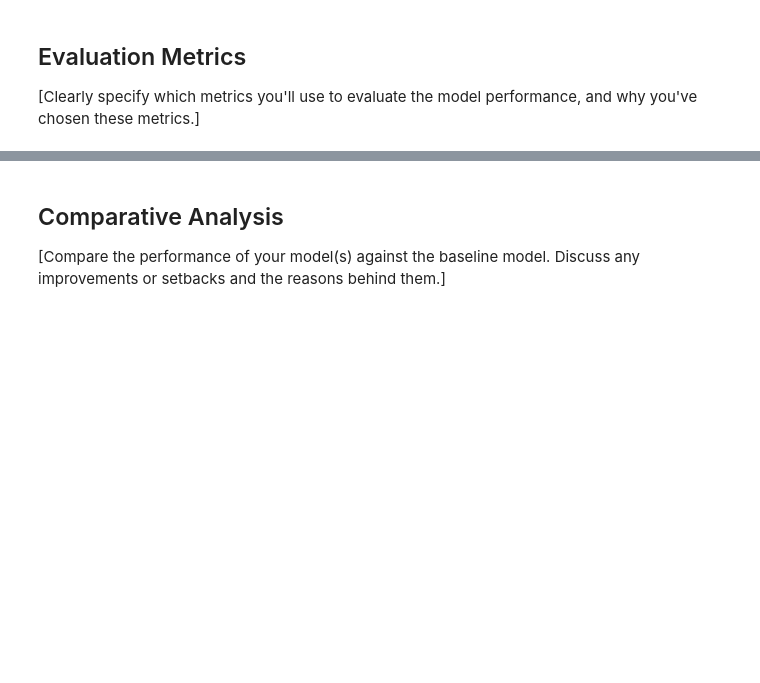
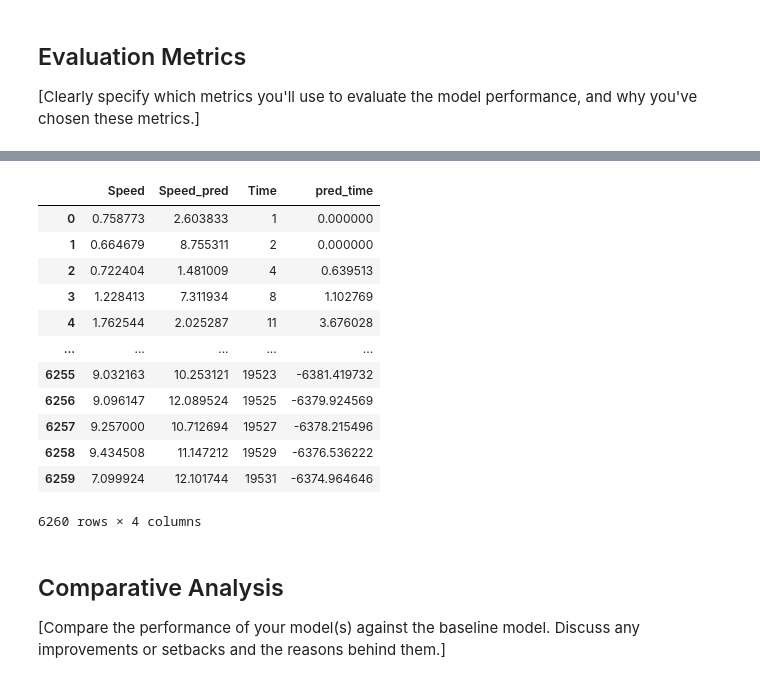
Before and after one commit to maciejlipski/opencampus_travel_time, a Jupyter notebook: 3_Model/model_definition_evaluation_ML.ipynb, the cells around one changed output, grey strips where cells are left out. Saved outputs shown, nothing was run; the diff lists cells and outputs as text; code cells hidden in the pictures; blank space fills up the shorter version.

```diff
--- a/3_Model/model_definition_evaluation_ML.ipynb
+++ b/3_Model/model_definition_evaluation_ML.ipynb
@@ -70,0 +421,18 @@ X_train, X_test, y_train, y_test = train_test_split(X, y, test_size=0.2, random_
+# %%
+# Feature selection
+# Example: Selecting only two features for a simple baseline model
+real_time = df['Time']
+X = df[['Elevation', 'Slope_prev', 'Slope_next',  'Angle', 'Distance', 'Cumulative_Slope']] # Cumulative slope
+y = df['Speed']
+# %%
+# Normalize the new data using the same scaler fitted on the training data
+X_new_scaled = scaler.transform(X)
+
+# Make predictions on the new data
+y_pred = model.predict(X_new_scaled)
+
+# Add the predicted values as a new column 'Speed_pred' in the original DataFrame
+df['Speed_pred'] = y_pred
+
+# Optionally, check the first few rows to verify the new column is added correctly
+print(df.head())
@@ -70,0 +463,13 @@ X_train, X_test, y_train, y_test = train_test_split(X, y, test_size=0.2, random_
+# %%
+# Initialize Time column
+df['pred_time'] = 0.0
+
+# Compute predicted time
+for i in range(2, len(df)):
+  if pd.notna(df.loc[i, 'Speed_pred']):
+    if df.loc[i, 'Speed_pred'] != 0:
+      df.loc[i, 'pred_time'] = df.loc[i - 1, 'pred_time'] + (df.loc[i, 'Distance'] - df.loc[i - 1, 'Distance']) / df.loc[i, 'Speed_pred']
+    else:
+      df.loc[i, 'pred_time'] = df.loc[i - 1, 'pred_time']
+
+print(df)
@@ -71,3 +494,19 @@ X_train, X_test, y_train, y_test = train_test_split(X, y, test_size=0.2, random_
+# %%
+df[['Speed', 'Speed_pred', 'Time', 'pred_time']]
+# %% [output]
+|  | Speed | Speed_pred | Time | pred_time |
+| 0 | 0.758773 | 2.603833 | 1 | 0.000000 |
+| 1 | 0.664679 | 8.755311 | 2 | 0.000000 |
+| 2 | 0.722404 | 1.481009 | 4 | 0.639513 |
+| 3 | 1.228413 | 7.311934 | 8 | 1.102769 |
+| 4 | 1.762544 | 2.025287 | 11 | 3.676028 |
+| ... | ... | ... | ... | ... |
+| 6255 | 9.032163 | 10.253121 | 19523 | -6381.419732 |
+| 6256 | 9.096147 | 12.089524 | 19525 | -6379.924569 |
+| 6257 | 9.257000 | 10.712694 | 19527 | -6378.215496 |
+| 6258 | 9.434508 | 11.147212 | 19529 | -6376.536222 |
+| 6259 | 7.099924 | 12.101744 | 19531 | -6374.964646 |
+6260 rows × 4 columns
 # %% [markdown]
 ## Comparative Analysis
 
```
Also changed, not shown: parts of 20 cells of this notebook.
